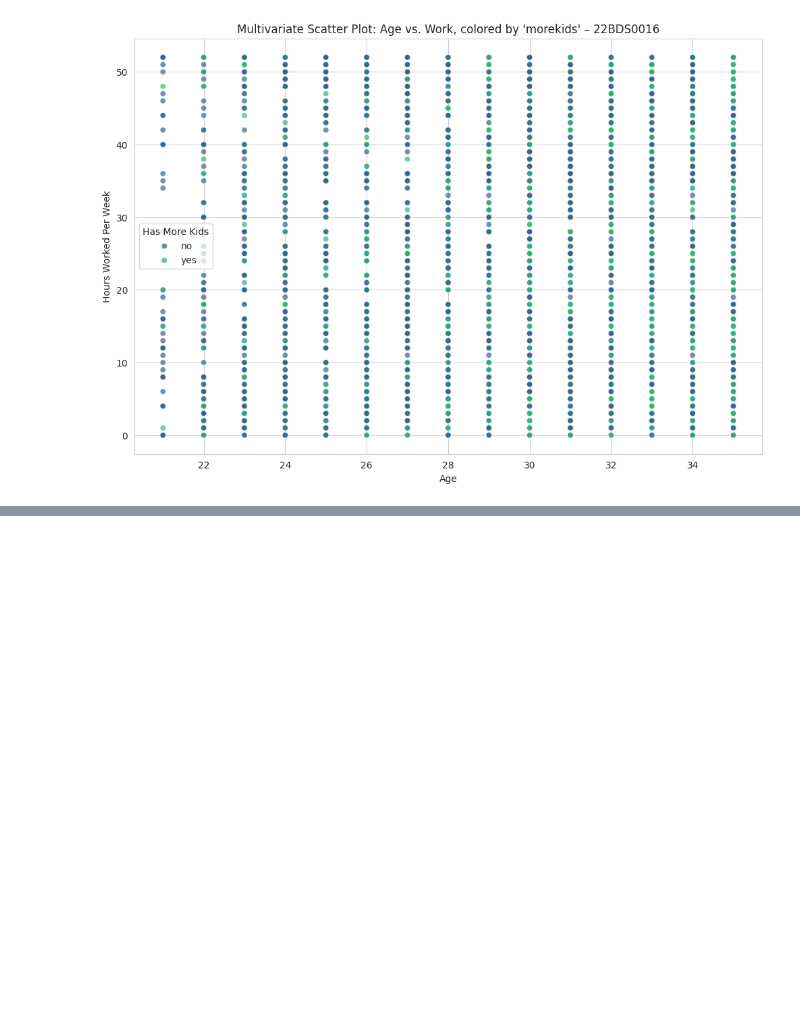
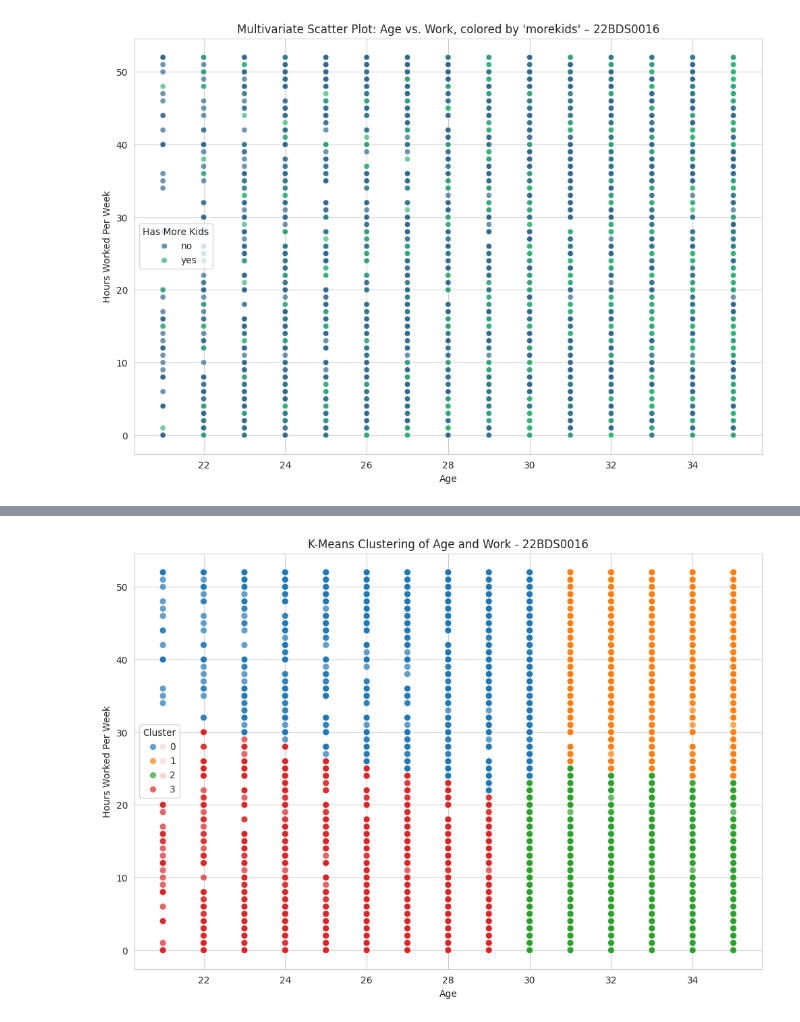
Before and after one commit to abhir00p/22BDS0016-EDA, a Jupyter notebook: 22BDS0016.ipynb, the cells around one changed output, grey strips where cells are left out. Saved outputs shown, nothing was run; the diff lists cells and outputs as text; code cells hidden in the pictures; blank space fills up the shorter version.

```diff
--- a/22BDS0016.ipynb
+++ b/22BDS0016.ipynb
@@ -348,0 +406,20 @@ plt.show()
+# %%
+# --- Clustering (K-Means) ---
+SalemPrakash = df[['age', 'work']]
+
+scaler = StandardScaler()
+SalemPrakash_scaled = scaler.fit_transform(SalemPrakash)
+
+kmeans = KMeans(n_clusters=4, random_state=16, n_init=10)
+df['cluster'] = kmeans.fit_predict(SalemPrakash_scaled)
+
+plt.figure(figsize=(12, 8))
+sns.scatterplot(data=df, x='age', y='work', hue='cluster', palette='tab10', s=50, alpha=0.7)
+plt.title("K-Means Clustering of Age and Work - 22BDS0016")
+plt.xlabel("Age")
+plt.ylabel("Hours Worked Per Week")
+plt.legend(title='Cluster')
+plt.grid(True)
+plt.show()
+# %% [output]
+[figure, added]
```
Also changed, not shown: parts of 3 cells of this notebook.
